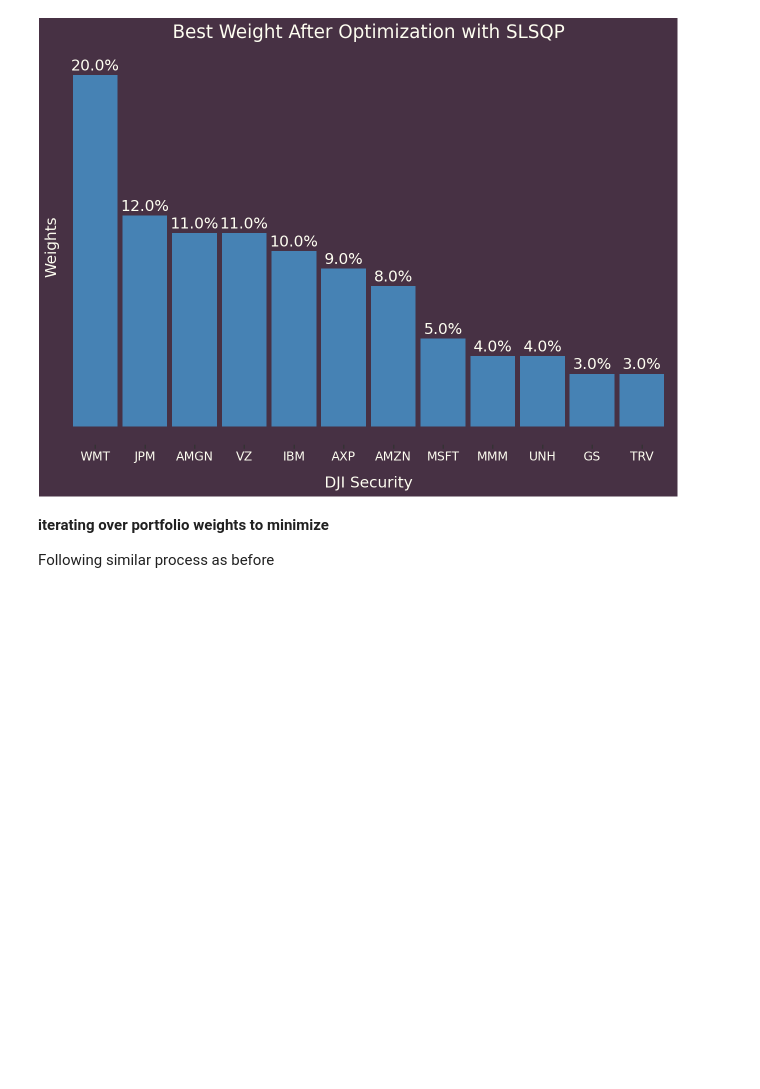
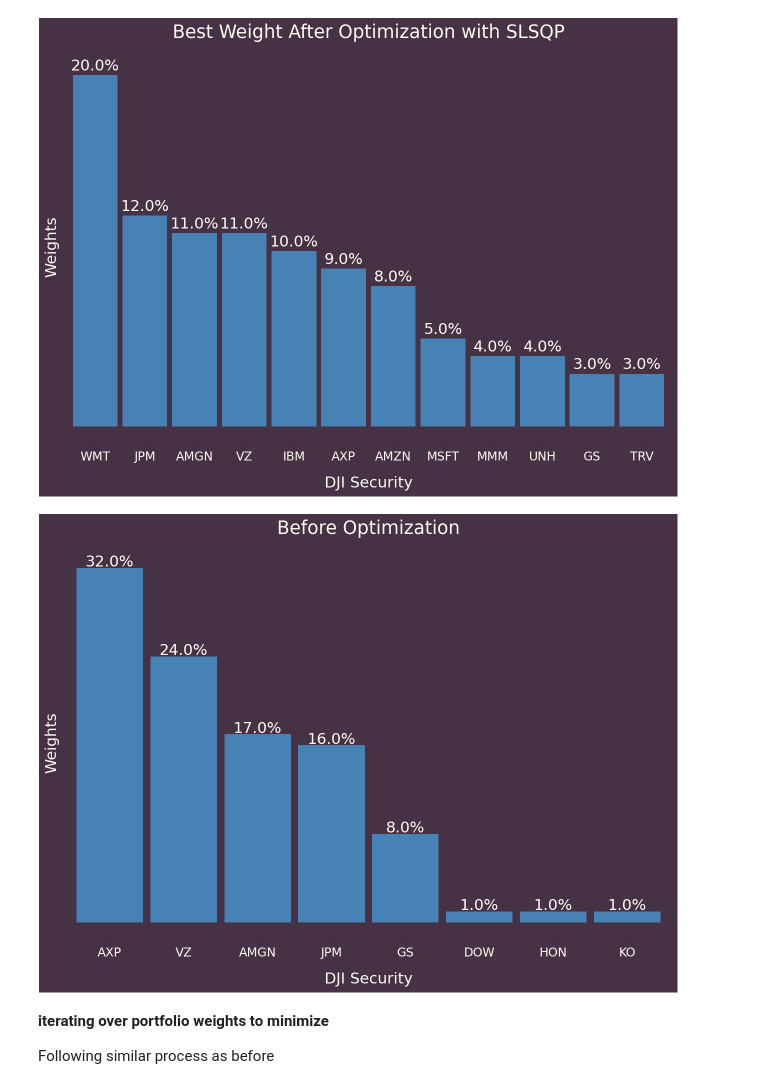
Before and after one commit to jorgelopez141/Markowitz-Optim-with-Time-Series-Foreacast, a Jupyter notebook: Markowitz/01_checkpoint_SharpeAndMinimize.ipynb, the cells around one changed output. Cells and saved outputs as stored; diff of their text form; code cells hidden in the pictures; blank space fills up the shorter version.

```diff
--- a/Markowitz/01_checkpoint_SharpeAndMinimize.ipynb
+++ b/Markowitz/01_checkpoint_SharpeAndMinimize.ipynb
@@ -144,6 +260,10 @@ def viz_weights_barPlot(array_of_weights: Union[list[float], np.ndarray], title:
 viz_weights_barPlot(result.x, title='Best Weight After Optimization with SLSQP')
 # %% [output]
 [figure]
+# %%
+viz_weights_barPlot(np.array(beforeOptimWeights),'Before Optimization')
+# %% [output]
+[figure, added]
 # %% [markdown]
 **iterating over portfolio weights to minimize**<br>
 
```
Also changed, not shown: parts of 50 cells of this notebook, 12 other files.
